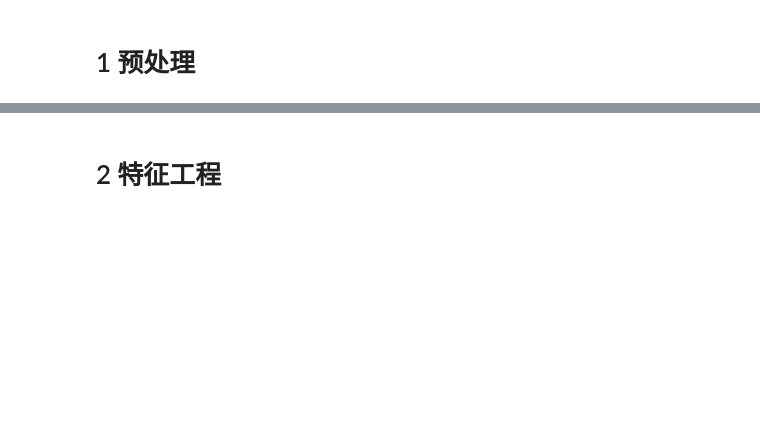
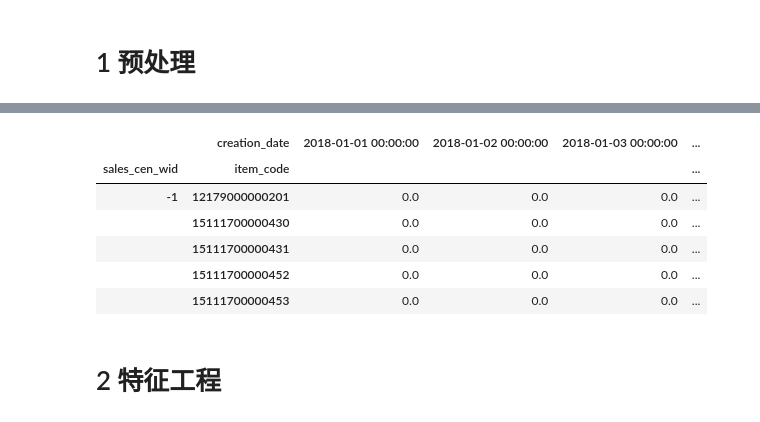
Before and after one commit to Genpeng/order-sales-forecast, a Jupyter notebook: ipython/数据初探.ipynb, the cells around one changed output, grey strips where cells are left out. Drawn from its saved outputs; the diff is of its cells as text; code cells hidden in the pictures; blank space fills up the shorter version.

```diff
--- a/ipython/数据初探.ipynb
+++ b/ipython/数据初探.ipynb
@@ -44,2 +111,12 @@ items = items.reindex();
+# %%
+center_item_sales.head()
+# %% [output]
+|  | creation_date | 2018-01-01 00:00:00 | 2018-01-02 00:00:00 | 2018-01-03 00:00:00 | ... |
+| sales_cen_wid | item_code |  |  |  | ... |
+| -1 | 12179000000201 | 0.0 | 0.0 | 0.0 | ... |
+|  | 15111700000430 | 0.0 | 0.0 | 0.0 | ... |
+|  | 15111700000431 | 0.0 | 0.0 | 0.0 | ... |
+|  | 15111700000452 | 0.0 | 0.0 | 0.0 | ... |
+|  | 15111700000453 | 0.0 | 0.0 | 0.0 | ... |
 # %% [markdown]
 # 2 特征工程
```
Also changed, not shown: parts of 13 cells of this notebook.
